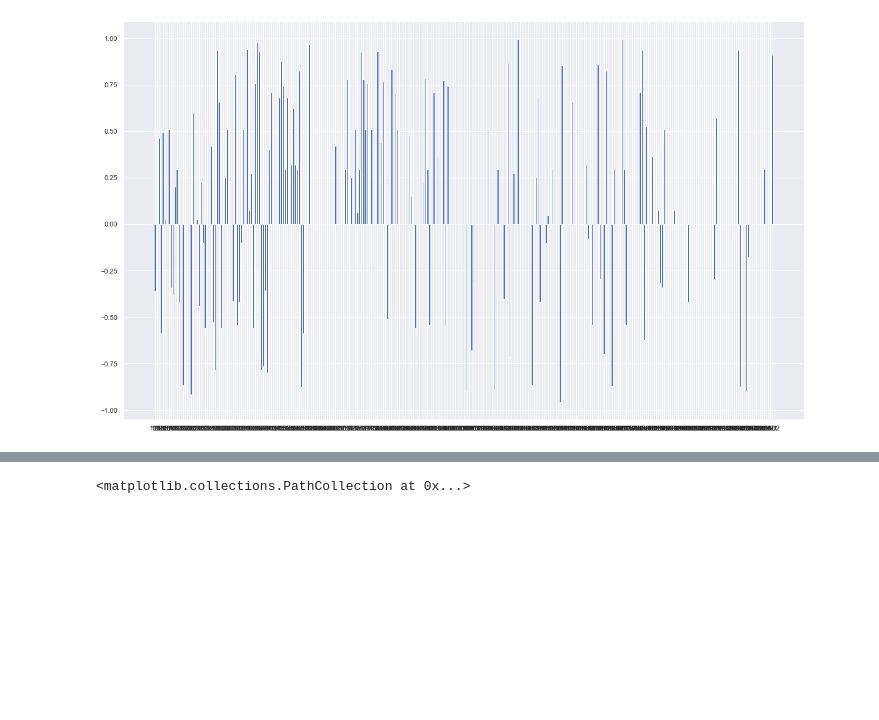
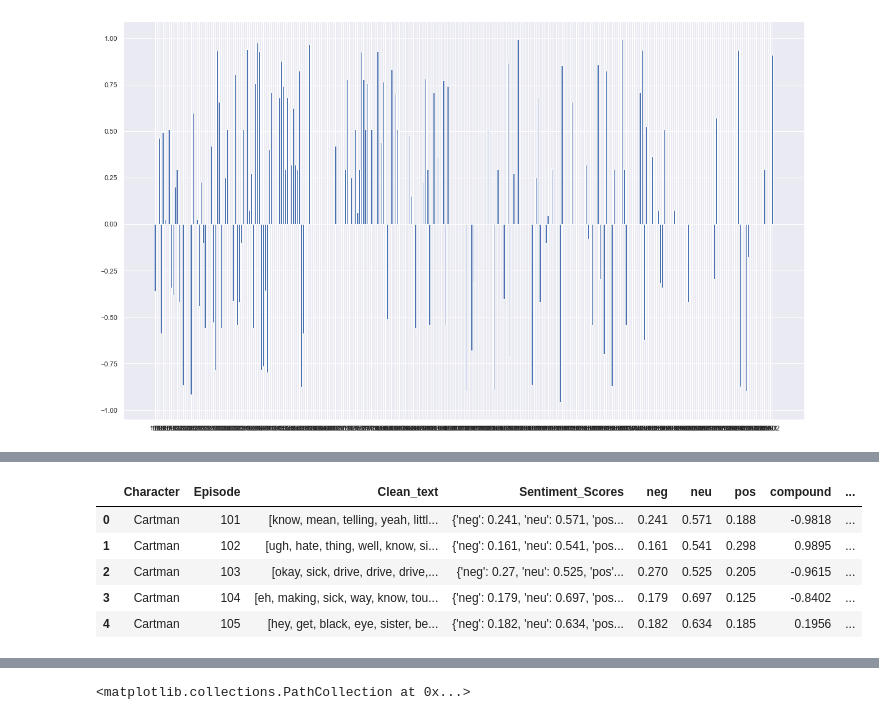
Before and after one commit to marcuskbrandt/socialgraphs, a Jupyter notebook: Episodes_sentimen_analysis.ipynb, the cells around one changed output, grey strips where cells are left out. Cells and saved outputs as stored; diff of their text form; code cells hidden in the pictures; blank space fills up the shorter version.

```diff
--- a/Episodes_sentimen_analysis.ipynb
+++ b/Episodes_sentimen_analysis.ipynb
@@ -288,0 +303,9 @@ plt.bar(df_char_lines[df_char_lines.Character == 'Kenny'].Episode, df_char_lines
+# %%
+df_char_lines.head()
+# %% [output]
+|  | Character | Episode | Clean_text | Sentiment_Scores | neg | neu | pos | compound | ... |
+| 0 | Cartman | 101 | [know, mean, telling, yeah, littl... | {'neg': 0.241, 'neu': 0.571, 'pos... | 0.241 | 0.571 | 0.188 | -0.9818 | ... |
+| 1 | Cartman | 102 | [ugh, hate, thing, well, know, si... | {'neg': 0.161, 'neu': 0.541, 'pos... | 0.161 | 0.541 | 0.298 | 0.9895 | ... |
+| 2 | Cartman | 103 | [okay, sick, drive, drive, drive,... | {'neg': 0.27, 'neu': 0.525, 'pos'... | 0.270 | 0.525 | 0.205 | -0.9615 | ... |
+| 3 | Cartman | 104 | [eh, making, sick, way, know, tou... | {'neg': 0.179, 'neu': 0.697, 'pos... | 0.179 | 0.697 | 0.125 | -0.8402 | ... |
+| 4 | Cartman | 105 | [hey, get, black, eye, sister, be... | {'neg': 0.182, 'neu': 0.634, 'pos... | 0.182 | 0.634 | 0.185 | 0.1956 | ... |
```
Also changed, not shown: parts of 9 cells of this notebook.
